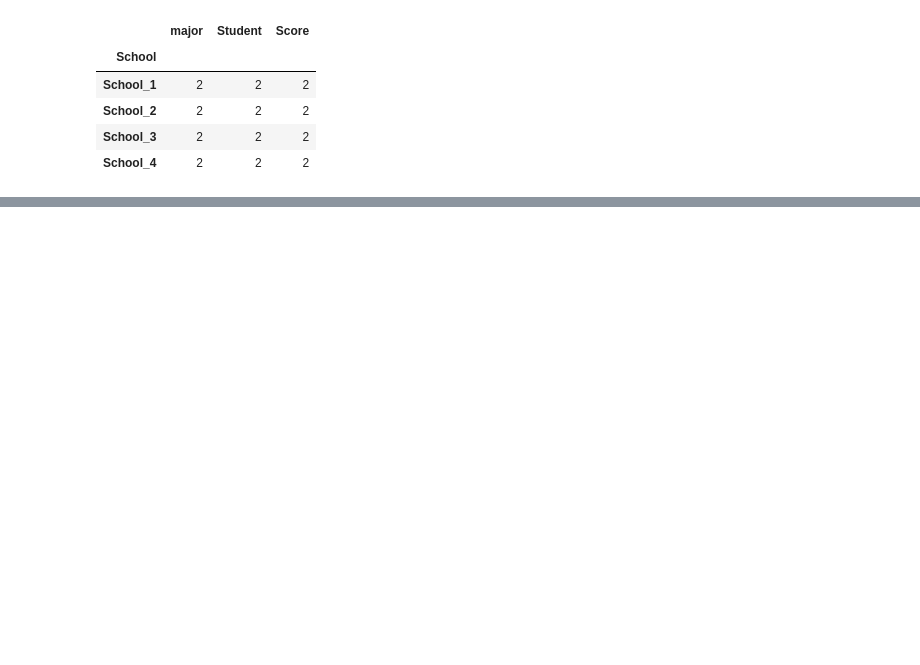
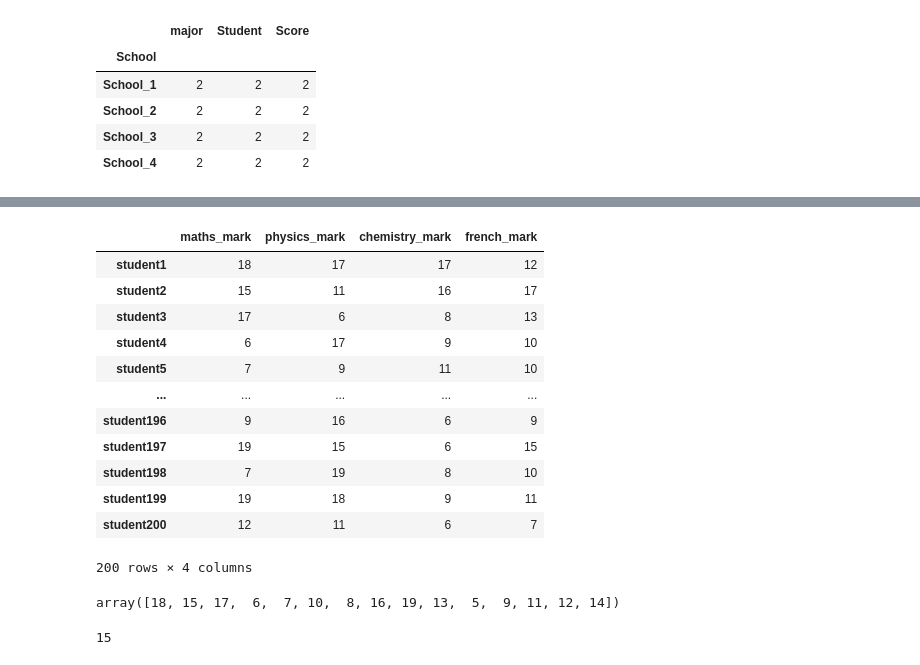
Before and after one commit to abdessamad-commits/Basics-of-Python-for-Data-Analysis-, a Jupyter notebook: Pandas_basics.ipynb, the cells around one changed output, grey strips where cells are left out. Saved outputs shown, nothing was run; the diff lists cells and outputs as text; code cells hidden in the pictures; blank space fills up the shorter version.

```diff
--- a/Pandas_basics.ipynb
+++ b/Pandas_basics.ipynb
@@ -779,0 +946,27 @@ Name: Score, dtype: int64
+# %%
+marks = pd.DataFrame(data=np.random.randint(5,20,(200,4)),index=["student"+str(i) for i in range(1,201)],columns=["maths_mark","physics_mark","chemistry_mark","french_mark"])
+marks
+# %% [output]
+|  | maths_mark | physics_mark | chemistry_mark | french_mark |
+| student1 | 18 | 17 | 17 | 12 |
+| student2 | 15 | 11 | 16 | 17 |
+| student3 | 17 | 6 | 8 | 13 |
+| student4 | 6 | 17 | 9 | 10 |
+| student5 | 7 | 9 | 11 | 10 |
+| ... | ... | ... | ... | ... |
+| student196 | 9 | 16 | 6 | 9 |
+| student197 | 19 | 15 | 6 | 15 |
+| student198 | 7 | 19 | 8 | 10 |
+| student199 | 19 | 18 | 9 | 11 |
+| student200 | 12 | 11 | 6 | 7 |
+200 rows × 4 columns
+# %%
+#to get unique values of a column in panda
+marks["maths_mark"].unique()
+# %% [output]
+array([18, 15, 17,  6,  7, 10,  8, 16, 19, 13,  5,  9, 11, 12, 14])
+# %%
+#to get the number of  unique values of a column in panda
+marks["maths_mark"].nunique()
+# %% [output]
+15
```
Also changed, not shown: parts of 37 cells of this notebook, 1 other file.
